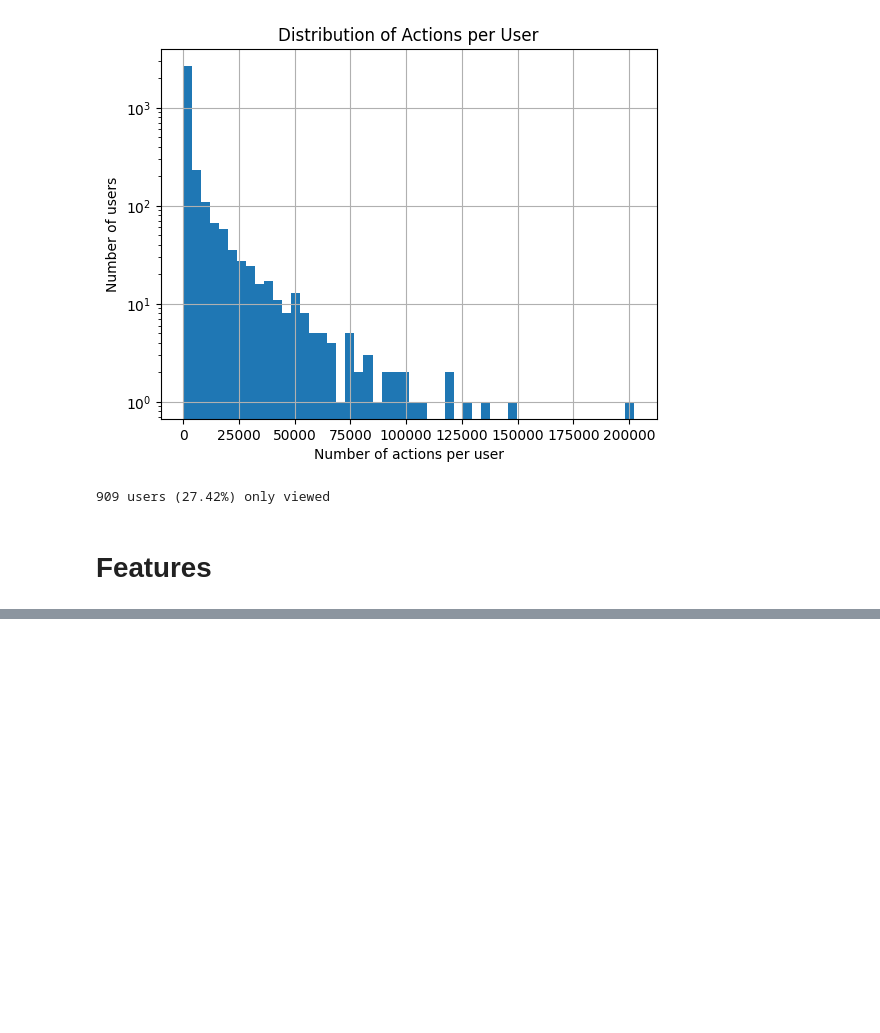
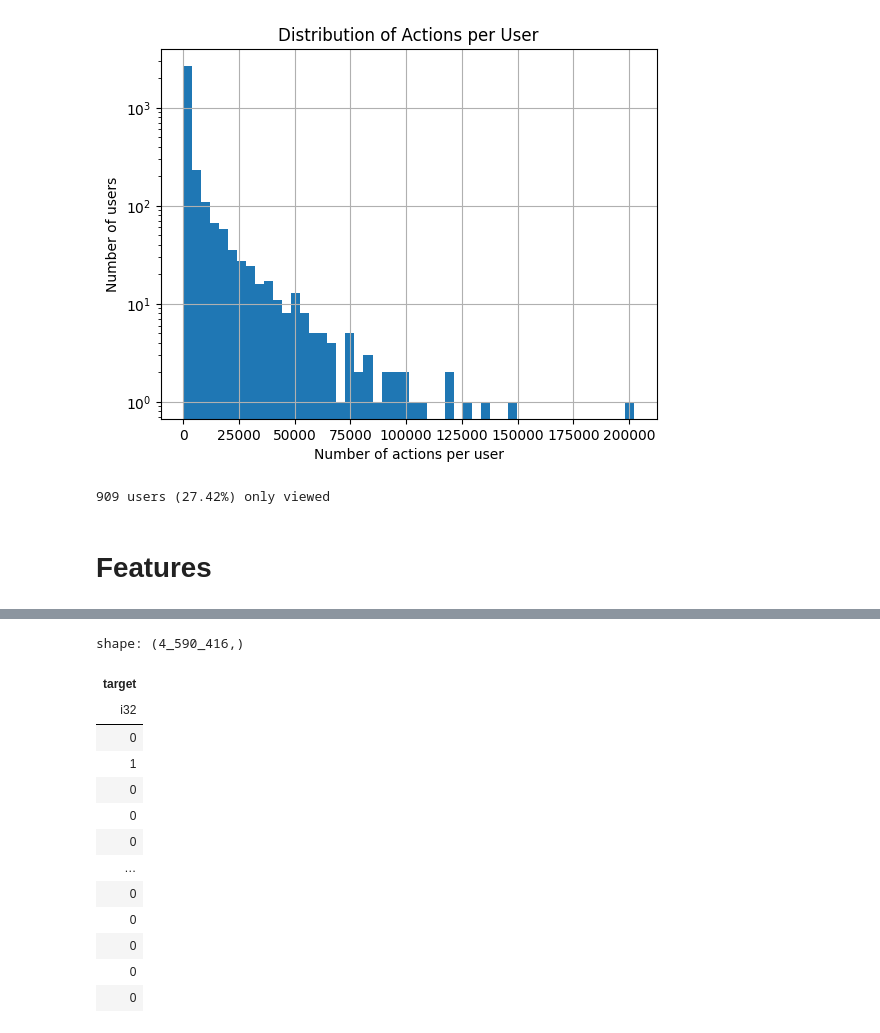
Before and after one commit to almayor/lavka-rs-contest, a Jupyter notebook: homework.ipynb, the cells around one changed output, grey strips where cells are left out. Drawn from its saved outputs; the diff is of its cells as text; code cells hidden in the pictures; blank space fills up the shorter version.

```diff
--- a/homework.ipynb
+++ b/homework.ipynb
@@ -388,0 +454,17 @@ shape: (5, 12)
+# %%
+train_target
+# %% [output]
+shape: (4_590_416,)
+| target |
+| i32 |
+| 0 |
+| 1 |
+| 0 |
+| 0 |
+| 0 |
+| … |
+| 0 |
+| 0 |
+| 0 |
+| 0 |
+| 0 |
```
Also changed, not shown: parts of 22 cells of this notebook, 19 other files.
